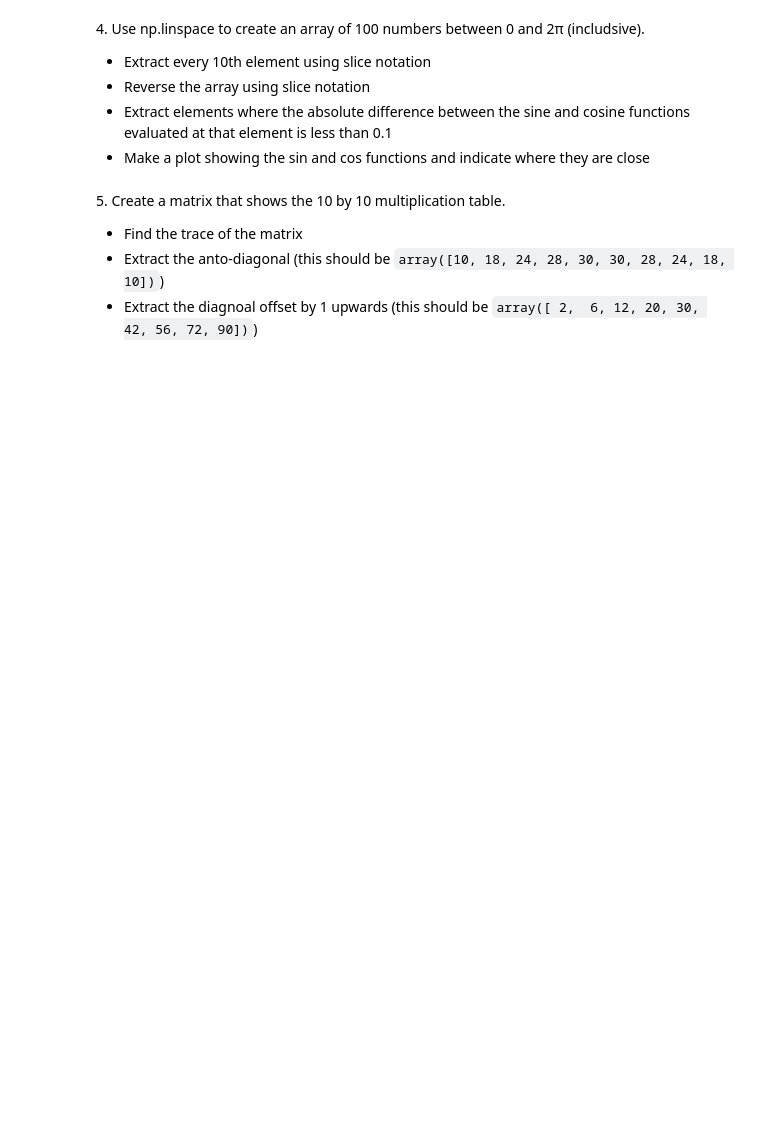
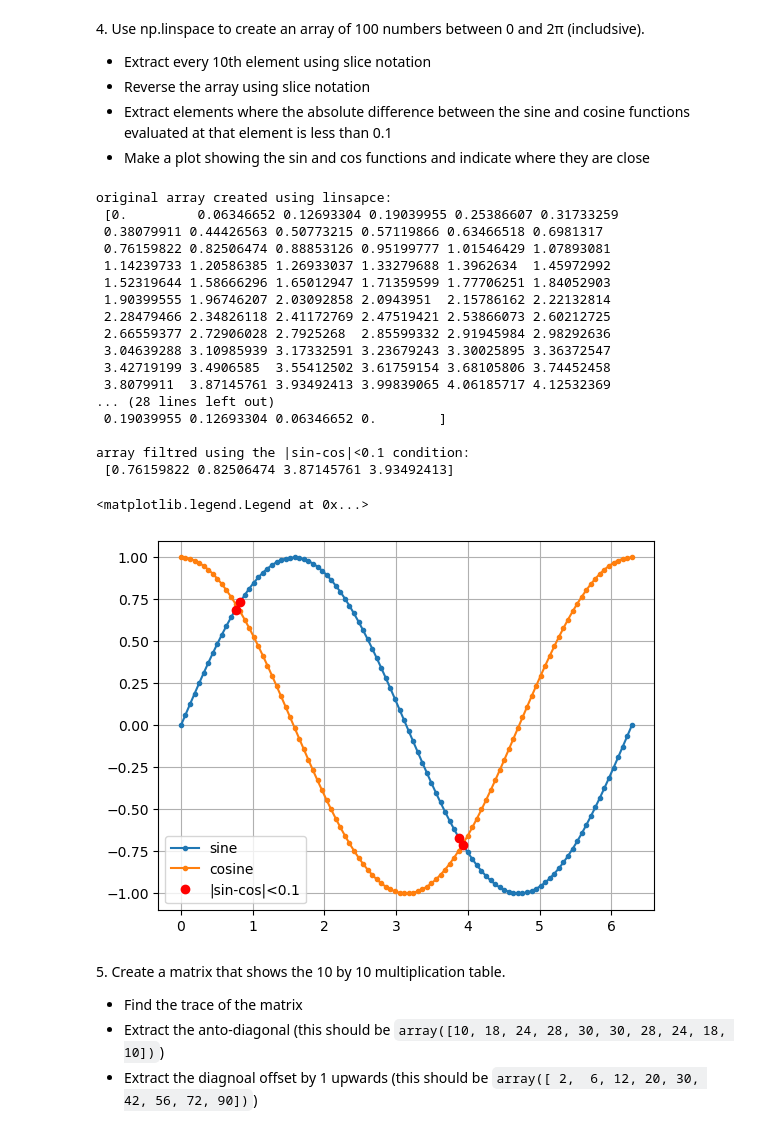
Before and after one commit to vepe99/LaboratoryOfComputationalPhysics_Y5, a Jupyter notebook: 04ex_Numpy.ipynb, the cells around one changed output. Cells and saved outputs as stored; diff of their text form; code cells hidden in the pictures; blank space fills up the shorter version.

```diff
--- a/04ex_Numpy.ipynb
+++ b/04ex_Numpy.ipynb
@@ -76,6 +103,43 @@ TypeError: 'tuple' object cannot be interpreted as an integer
   * Reverse the array using slice notation
   * Extract elements where the absolute difference between the sine and cosine functions evaluated at that element is less than 0.1
   * Make a plot showing the sin and cos functions and indicate where they are close
+# %%
+import matplotlib.pyplot as plt
+
+a = np.linspace(0, 2*np.pi, endpoint=True, num=100)
+print('original array created using linsapce: \n', a, '\n')
+print('10th elememnt extracted using slicing notation: \n', a[::10], '\n')
+print('reversed array using slicing notation: \n', a[::-1], '\n')
+print('array filtred using the |sin-cos|<0.1 condition: \n', a[np.absolute(np.sin(a)-np.cos(a)) < 0.1], '\n')
+b = a[np.absolute(np.sin(a)-np.cos(a)) < 0.1]
+
+fig, ax = plt.subplots(1,1)
+ax.plot(a, np.sin(a), '.-', label='sine')
+ax.plot(a, np.cos(a), '.-', label='cosine')
+ax.plot(b, np.sin(b), 'ro', label = '|sin-cos|<0.1')
+
+ax.grid()
+ax.legend()
+# %% [output]
+original array created using linsapce:
+ [0.         0.06346652 0.12693304 0.19039955 0.25386607 0.31733259
+ 0.38079911 0.44426563 0.50773215 0.57119866 0.63466518 0.6981317
+ 0.76159822 0.82506474 0.88853126 0.95199777 1.01546429 1.07893081
+ 1.14239733 1.20586385 1.26933037 1.33279688 1.3962634  1.45972992
+ 1.52319644 1.58666296 1.65012947 1.71359599 1.77706251 1.84052903
+ 1.90399555 1.96746207 2.03092858 2.0943951  2.15786162 2.22132814
+ 2.28479466 2.34826118 2.41172769 2.47519421 2.53866073 2.60212725
+ 2.66559377 2.72906028 2.7925268  2.85599332 2.91945984 2.98292636
+ 3.04639288 3.10985939 3.17332591 3.23679243 3.30025895 3.36372547
+ 3.42719199 3.4906585  3.55412502 3.61759154 3.68105806 3.74452458
+ 3.8079911  3.87145761 3.93492413 3.99839065 4.06185717 4.12532369
+... (28 lines left out)
+ 0.19039955 0.12693304 0.06346652 0.        ]
+
+array filtred using the |sin-cos|<0.1 condition:
+ [0.76159822 0.82506474 3.87145761 3.93492413]
+<matplotlib.legend.Legend at 0x...>
+[figure, added]
 # %% [markdown]
 5\. Create a matrix that shows the 10 by 10 multiplication table.
 
```
Also changed, not shown: parts of 4 cells of this notebook.
